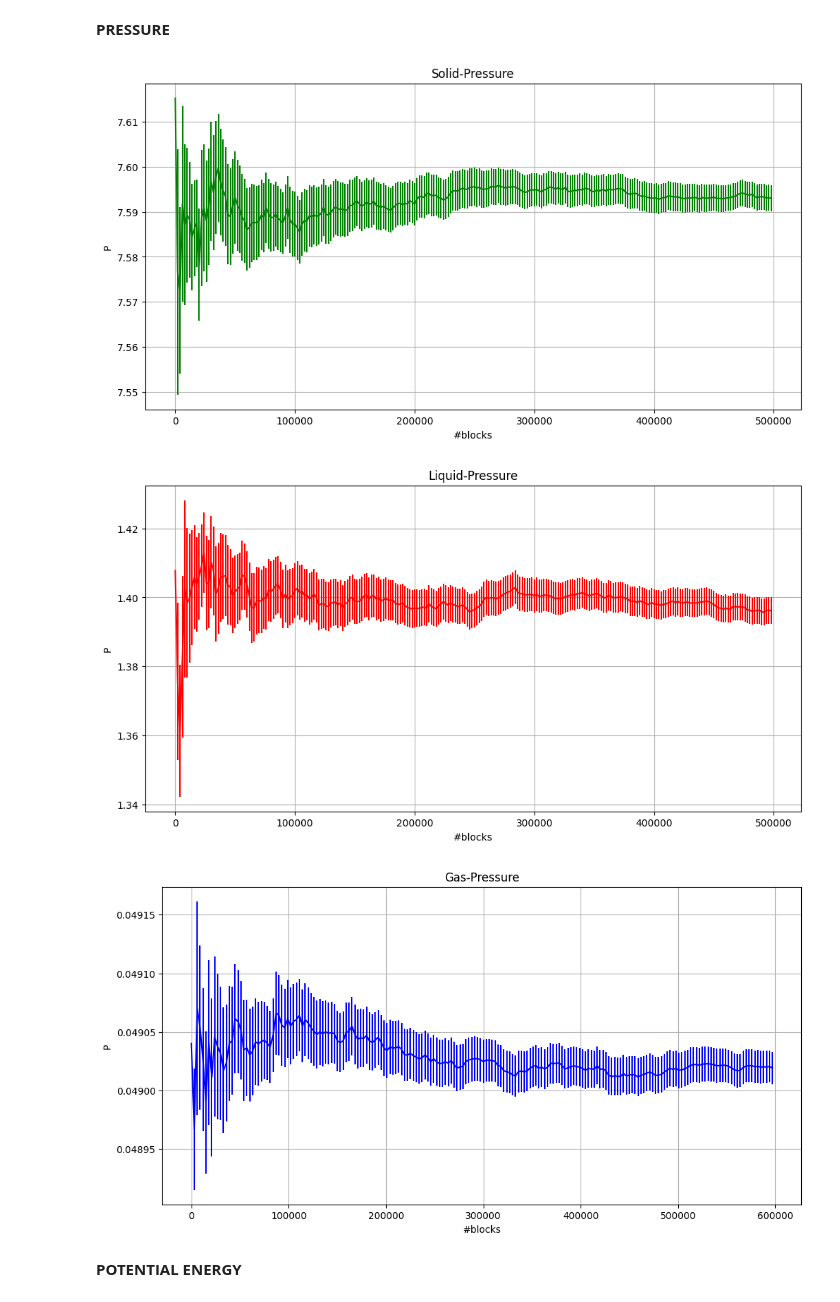
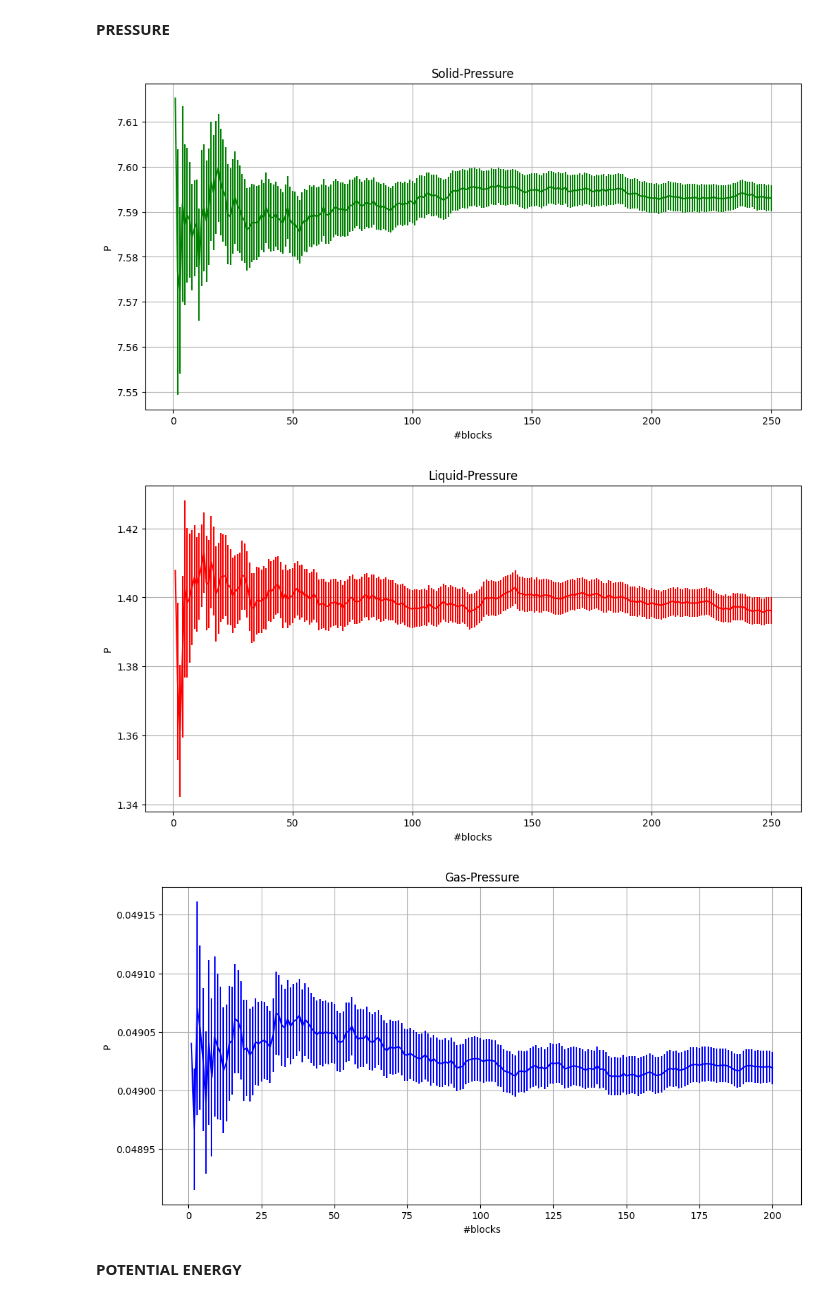
Before and after one commit to francescogrienti/NumericalSimulationLaboratory, a Jupyter notebook: LSN_lecture_07/notebook_7.ipynb, the cells around one changed output. Drawn from its saved outputs; the diff is of its cells as text; code cells hidden in the pictures.

```diff
--- a/LSN_lecture_07/notebook_7.ipynb
+++ b/LSN_lecture_07/notebook_7.ipynb
@@ -223,36 +223,36 @@ x_gas *= L_gas
 # %%
 y = solid_pressure[:,2]
 plt.figure(figsize=(12,6))
-plt.errorbar(x,y,yerr=solid_pressure[:,3], color="green")
+plt.errorbar(solid_pressure[:,0],y,yerr=solid_pressure[:,3], color="green")
 plt.title("Solid-Pressure")
 plt.xlabel("#blocks")
 plt.ylabel("P")
 plt.grid(True)
 plt.show()
 # %% [output]
-[figure, old version]
+[figure, new version]
 # %%
 y = liquid_pressure[:,2]
 plt.figure(figsize=(12,6))
-plt.errorbar(x,y,yerr=liquid_pressure[:,3], color="red")
+plt.errorbar(liquid_pressure[:,0],y,yerr=liquid_pressure[:,3], color="red")
 plt.title("Liquid-Pressure")
 plt.xlabel("#blocks")
 plt.ylabel("P")
 plt.grid(True)
 plt.show()
 # %% [output]
-[figure, old version]
+[figure, new version]
 # %%
 y = gas_pressure[:,2]
 plt.figure(figsize=(12,6))
-plt.errorbar(x_gas,y,yerr=gas_pressure[:,3], color="blue")
+plt.errorbar(gas_pressure[:,0],y,yerr=gas_pressure[:,3], color="blue")
 plt.title("Gas-Pressure")
 plt.xlabel("#blocks")
 plt.ylabel("P")
 plt.grid(True)
 plt.show()
 # %% [output]
-[figure, old version]
+[figure, new version]
 # %% [markdown]
 **POTENTIAL ENERGY**
 # %%
```
Also changed, not shown: parts of 4 cells of this notebook, 15 other files.
